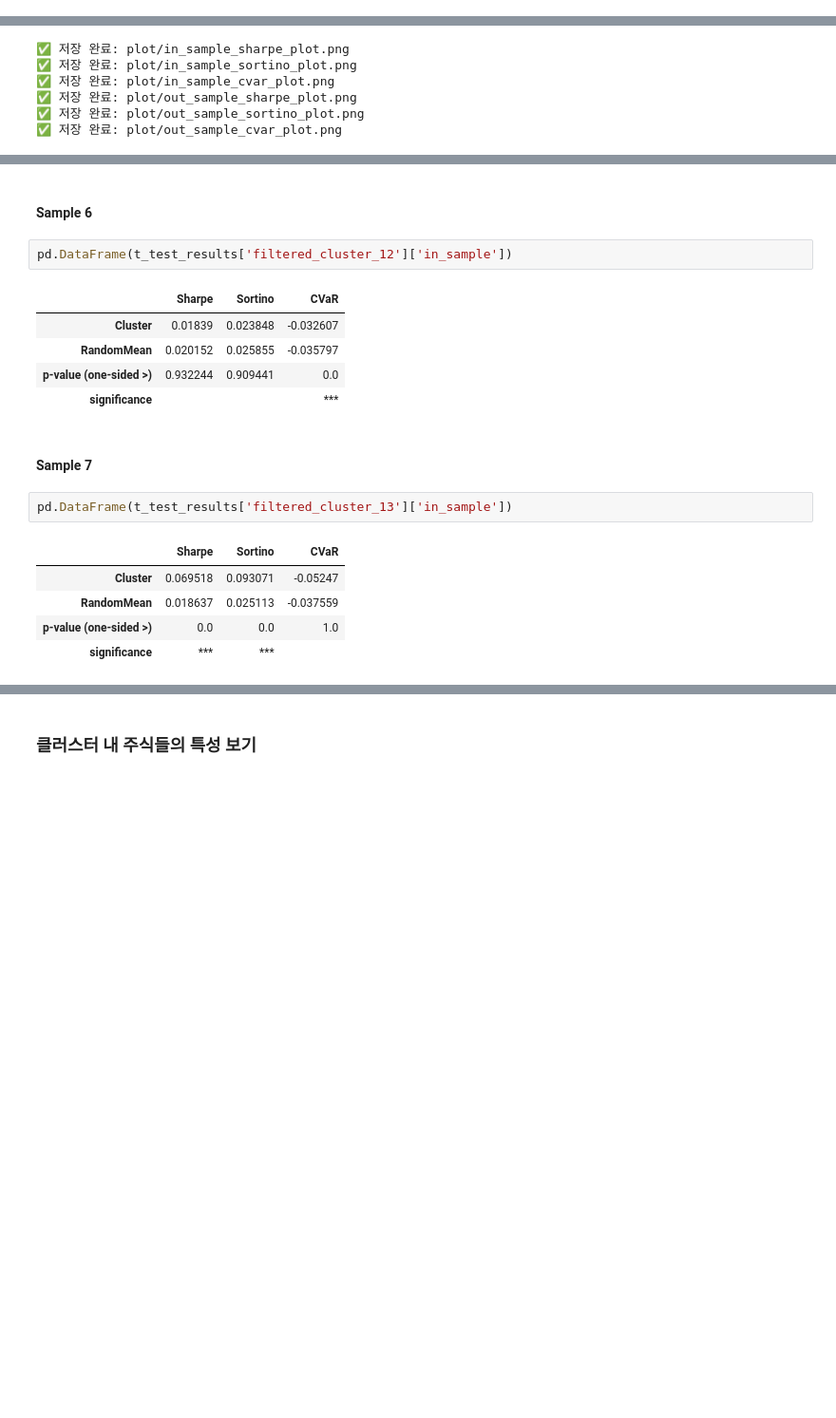
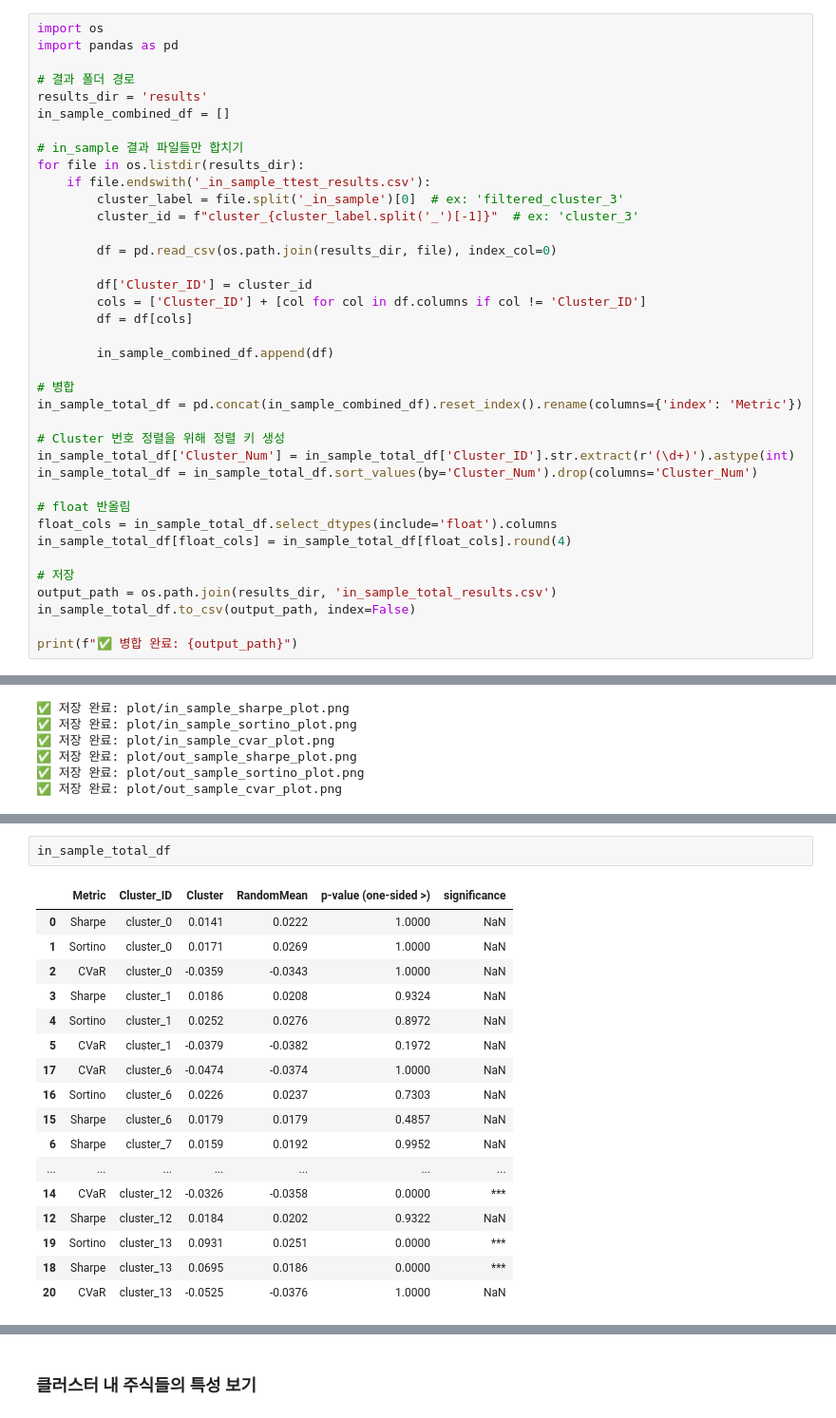
Before and after one commit to taekyounglee1224/SWCAP-Clustering-Valuation-Portfolio, a Jupyter notebook: clustering_portfolio.ipynb, the cells around one changed output, grey strips where cells are left out. Shown at 95% size. Drawn from its saved outputs; the diff is of its cells as text; blank space fills up the shorter version.

```diff
--- a/clustering_portfolio.ipynb
+++ b/clustering_portfolio.ipynb
@@ -875,3 +875,41 @@ for cluster_name in cluster_metrics_summary.keys():
 ✅ 저장 완료: results/filtered_cluster_12_out_sample_ttest_results.csv
 ✅ 저장 완료: results/filtered_cluster_13_in_sample_ttest_results.csv
 ✅ 저장 완료: results/filtered_cluster_13_out_sample_ttest_results.csv
+# %%
+import os
+import pandas as pd
+
+# 결과 폴더 경로
+results_dir = 'results'
+in_sample_combined_df = []
+
+# in_sample 결과 파일들만 합치기
+for file in os.listdir(results_dir):
+    if file.endswith('_in_sample_ttest_results.csv'):
+        cluster_label = file.split('_in_sample')[0]  # ex: 'filtered_cluster_3'
+        cluster_id = f"cluster_{cluster_label.split('_')[-1]}"  # ex: 'cluster_3'
+
+        df = pd.read_csv(os.path.join(results_dir, file), index_col=0)
+
+        df['Cluster_ID'] = cluster_id
+        cols = ['Cluster_ID'] + [col for col in df.columns if col != 'Cluster_ID']
+        df = df[cols]
+
+        in_sample_combined_df.append(df)
+
+# 병합
+in_sample_total_df = pd.concat(in_sample_combined_df).reset_index().rename(columns={'index': 'Metric'})
+
+# Cluster 번호 정렬을 위해 정렬 키 생성
+in_sample_total_df['Cluster_Num'] = in_sample_total_df['Cluster_ID'].str.extract(r'(\d+)').astype(int)
+in_sample_total_df = in_sample_total_df.sort_values(by='Cluster_Num').drop(columns='Cluster_Num')
+
+# float 반올림
+float_cols = in_sample_total_df.select_dtypes(include='float').columns
+in_sample_total_df[float_cols] = in_sample_total_df[float_cols].round(4)
+
+# 저장
+output_path = os.path.join(results_dir, 'in_sample_total_results.csv')
+in_sample_total_df.to_csv(output_path, index=False)
+
+print(f"✅ 병합 완료: {output_path}")
@@ -990,20 +1020,20 @@ pd.DataFrame(t_test_results['filtered_cluster_8']['out_sample'])
-# %% [markdown]
-#### Sample 6
-# %%
-pd.DataFrame(t_test_results['filtered_cluster_12']['in_sample'])
-# %% [output]
-|  | Sharpe | Sortino | CVaR |
-| Cluster | 0.01839 | 0.023848 | -0.032607 |
-| RandomMean | 0.020152 | 0.025855 | -0.035797 |
-| p-value (one-sided >) | 0.932244 | 0.909441 | 0.0 |
-| significance |  |  | *** |
-# %% [markdown]
-#### Sample 7
-# %%
-pd.DataFrame(t_test_results['filtered_cluster_13']['in_sample'])
-# %% [output]
-|  | Sharpe | Sortino | CVaR |
-| Cluster | 0.069518 | 0.093071 | -0.05247 |
-| RandomMean | 0.018637 | 0.025113 | -0.037559 |
-| p-value (one-sided >) | 0.0 | 0.0 | 1.0 |
-| significance | *** | *** |  |
+# %%
+in_sample_total_df
+# %% [output]
+|  | Metric | Cluster_ID | Cluster | RandomMean | p-value (one-sided >) | significance |
+| 0 | Sharpe | cluster_0 | 0.0141 | 0.0222 | 1.0000 | NaN |
+| 1 | Sortino | cluster_0 | 0.0171 | 0.0269 | 1.0000 | NaN |
+| 2 | CVaR | cluster_0 | -0.0359 | -0.0343 | 1.0000 | NaN |
+| 3 | Sharpe | cluster_1 | 0.0186 | 0.0208 | 0.9324 | NaN |
+| 4 | Sortino | cluster_1 | 0.0252 | 0.0276 | 0.8972 | NaN |
+| 5 | CVaR | cluster_1 | -0.0379 | -0.0382 | 0.1972 | NaN |
+| 17 | CVaR | cluster_6 | -0.0474 | -0.0374 | 1.0000 | NaN |
+| 16 | Sortino | cluster_6 | 0.0226 | 0.0237 | 0.7303 | NaN |
+| 15 | Sharpe | cluster_6 | 0.0179 | 0.0179 | 0.4857 | NaN |
+| 6 | Sharpe | cluster_7 | 0.0159 | 0.0192 | 0.9952 | NaN |
+| ... | ... | ... | ... | ... | ... | ... |
+| 14 | CVaR | cluster_12 | -0.0326 | -0.0358 | 0.0000 | *** |
+| 12 | Sharpe | cluster_12 | 0.0184 | 0.0202 | 0.9322 | NaN |
+| 19 | Sortino | cluster_13 | 0.0931 | 0.0251 | 0.0000 | *** |
+| 18 | Sharpe | cluster_13 | 0.0695 | 0.0186 | 0.0000 | *** |
+| 20 | CVaR | cluster_13 | -0.0525 | -0.0376 | 1.0000 | NaN |
```
Also changed, not shown: parts of 21 cells of this notebook.
